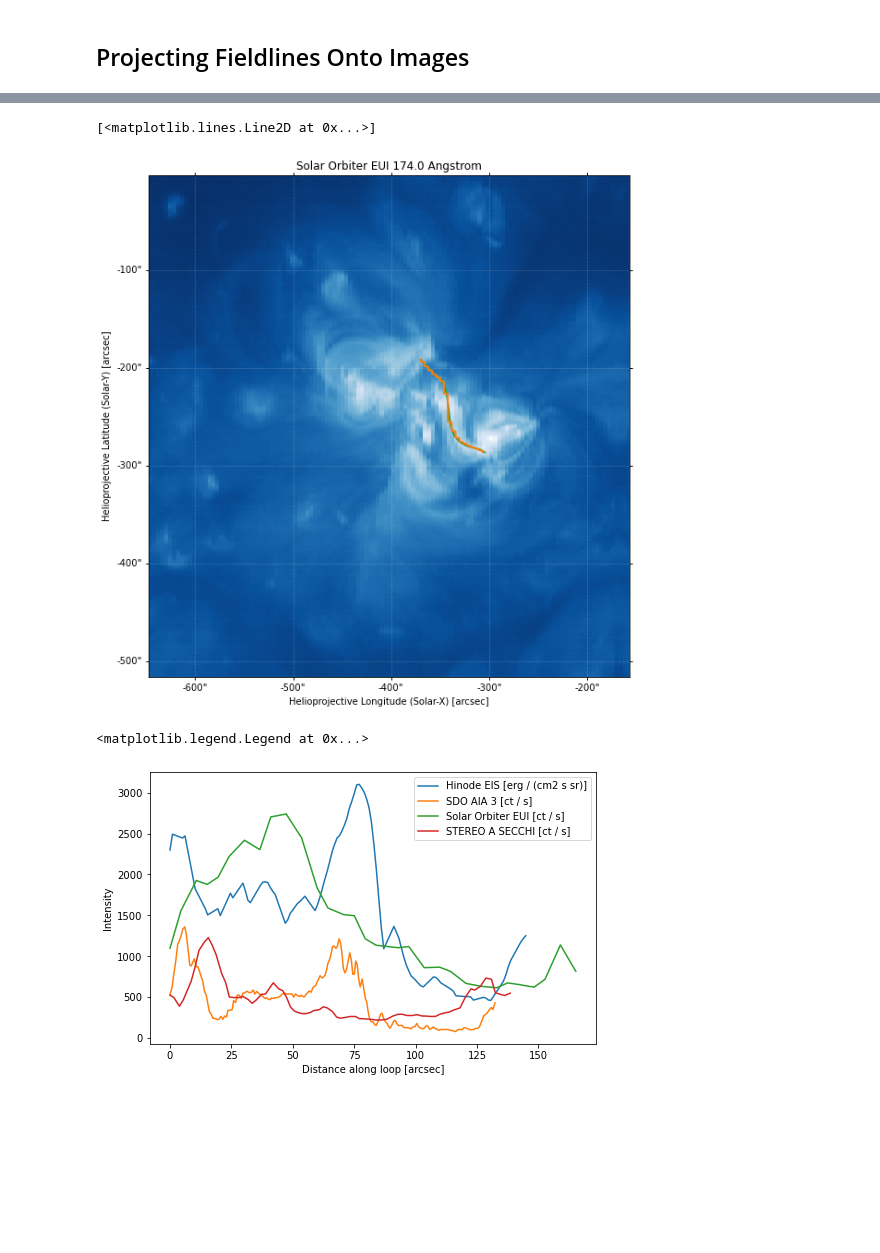
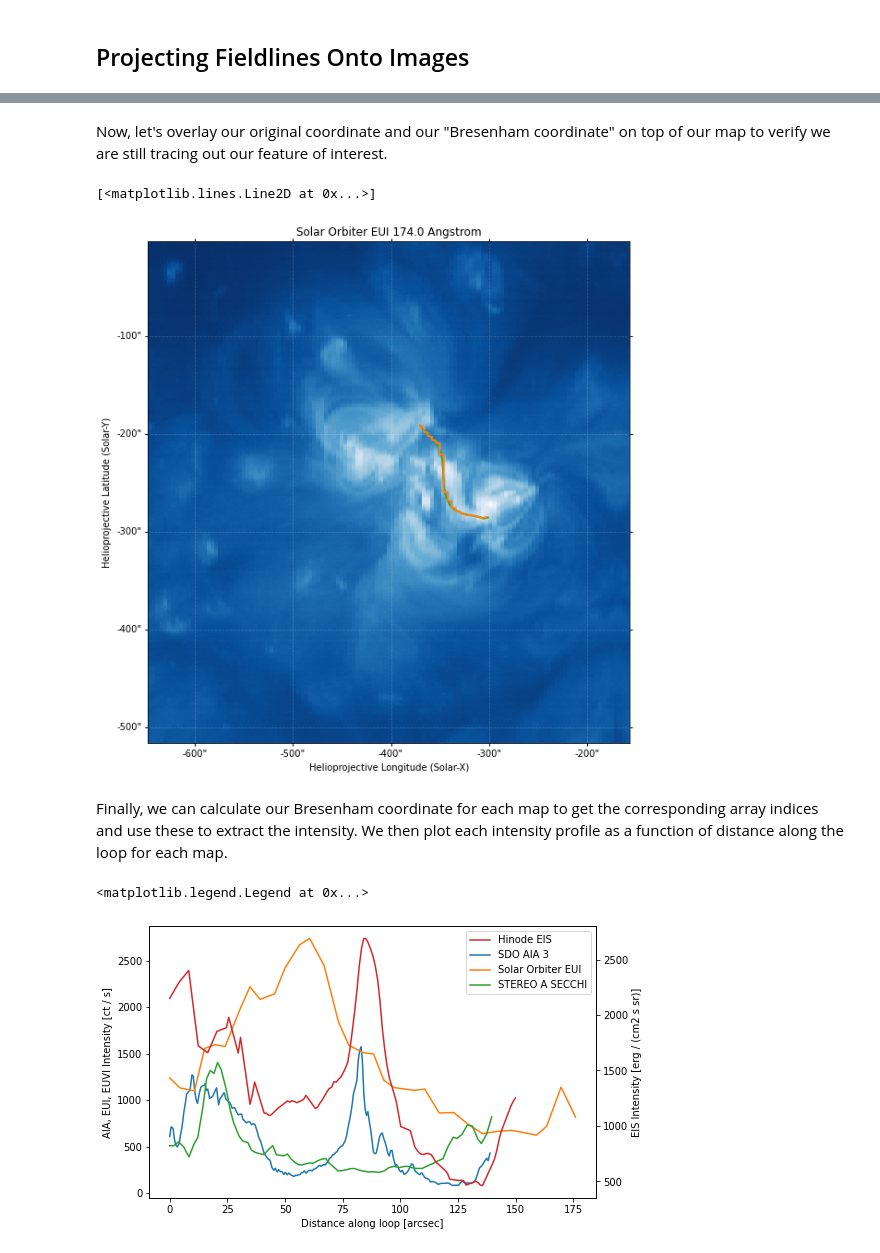
Before and after one commit to wtbarnes/hinode-iris-2021-sunpy-tutorial, a Jupyter notebook: tutorial.ipynb, the cells around one changed output, grey strips where cells are left out. Drawn from its saved outputs; the diff is of its cells as text; code cells hidden in the pictures; blank space fills up the shorter version.

```diff
--- a/tutorial.ipynb
+++ b/tutorial.ipynb
@@ -321,6 +458,6 @@ def get_loop_length(line):
 # %%
 fig = plt.figure(figsize=(15,15))
-for i,m in enumerate([m_eis_intensity_fixed, m_aia_cropped, m_euvi_cropped, m_eui_cropped]):
+for i,m in enumerate([m_eis_fixed, m_aia_cropped, m_euvi_cropped, m_eui_cropped]):
     ax = fig.add_subplot(2,2,i+1,projection=m)
     m.plot(axes=ax, title=f'{m.observatory} {m.instrument} {m.measurement}')
     bounds = ax.axis()
@@ -337,8 +475,8 @@ Select a loop near that roughly traces an intensity enhancement near the core of
 # %%
-loop_coord = fieldlines[180].coords
+loop_coord = fieldlines[181].coords
 # %%
 fig = plt.figure(figsize=(15,15))
-for i,m in enumerate([m_eis_intensity_fixed, m_aia_cropped, m_euvi_cropped, m_eui_cropped]):
+for i,m in enumerate([m_eis_fixed, m_aia_cropped, m_euvi_cropped, m_eui_cropped]):
     ax = fig.add_subplot(2,2,i+1,projection=m)
     m.plot(axes=ax, title=f'{m.observatory} {m.instrument} {m.measurement}')
     bounds = ax.axis()
@@ -403,31 +543,40 @@ def get_intersecting_pixels(coord, image_wcs):
             b = b[:-1]
         loop_pix.append(b)
     return np.vstack(loop_pix)
+# %% [markdown]
+Now, let's overlay our original coordinate and our "Bresenham coordinate" on top of our map to verify we are still tracing out our feature of interest.
 # %%
 fig = plt.figure(figsize=(10,10))
-ax = fig.add_subplot(111,projection=m_eis_intensity_fixed)
-m_eis_intensity_fixed.plot(axes=ax, title=f'{m.observatory} {m.instrument} {m.measurement}')
+ax = fig.add_subplot(111, projection=m_eis_fixed)
+m_eis_fixed.plot(axes=ax, title=f'{m.observatory} {m.instrument} {m.measurement}')
 ax.plot_coord(loop_coord, ls='-', lw=2, color='C2', alpha=1)
-pix = get_intersecting_pixels(loop_coord,m_eis_intensity_fixed.wcs)
+pix = get_intersecting_pixels(loop_coord, m_eis_fixed.wcs)
 ax.plot(pix[:,0], pix[:,1], ls='-', lw=2, color='C1', alpha=1)
 # %% [output]
 [<matplotlib.lines.Line2D at 0x...>]
-[figure, old version]
+[figure, new version]
+# %% [markdown]
+Finally, we can calculate our Bresenham coordinate for each map to get the corresponding array indices and use these to extract the intensity.
+We then plot each intensity profile as a function of distance along the loop for each map.
 # %%
 fig = plt.figure(figsize=(8,5))
-ax = fig.add_subplot()
-for m in [m_eis_intensity_fixed, m_aia_cropped, m_eui_cropped, m_euvi_cropped]:
+ax = fig.add_subplot(111)
+ax2 = ax.twinx()
+lines = []
+for m in [m_eis_fixed, m_aia_cropped, m_eui_cropped, m_euvi_cropped]:
     pix = get_intersecting_pixels(loop_coord, m.wcs)
-    intensity = m.data[pix[:,1],pix[:,0]] * m.unit
-    if intensity.unit == u.count:
-        intensity = intensity / m.exposure_time
-    c = m.pixel_to_world(pix[:,0]*u.pix,pix[:,1]*u.pix)
-    data = u.Quantity([c.Tx, c.Ty]).to('arcsec').value
-    loop_s = np.append(0., np.linalg.norm(np.diff(data, axis=1), axis=0).cumsum()) #* u.arcsec
-    ax.plot(loop_s, intensity,label=f'{m.observatory} {m.instrument} [{intensity.unit}]')
+    intensity = m.data[pix[:,1], pix[:,0]] * m.unit
+    c = m.pixel_to_world(pix[:,0]*u.pix, pix[:,1]*u.pix)
+    c_data = u.Quantity([c.Tx, c.Ty]).to('arcsec').value
+    loop_s = np.append(0., np.linalg.norm(np.diff(c_data, axis=1), axis=0).cumsum()) #* u.arcsec
+    if m.instrument == 'EIS':
+        lines += ax2.plot(loop_s, intensity,label=f'{m.observatory} {m.instrument}',color='C3')
+    else:
+        lines += ax.plot(loop_s, intensity,label=f'{m.observatory} {m.instrument}')
 ax.set_xlabel('Distance along loop [arcsec]')
-ax.set_ylabel(f'Intensity')
-ax.legend()
+ax.set_ylabel(f'AIA, EUI, EUVI Intensity [{m_aia.unit}]')
+ax2.set_ylabel(f'EIS Intensity [{m_eis.unit}]')
+ax.legend(lines, [l.get_label() for l in lines],)
 # %% [output]
 <matplotlib.legend.Legend at 0x...>
-[figure, old version]
+[figure, new version]
```
Also changed, not shown: parts of 74 cells of this notebook, 1 other file.
